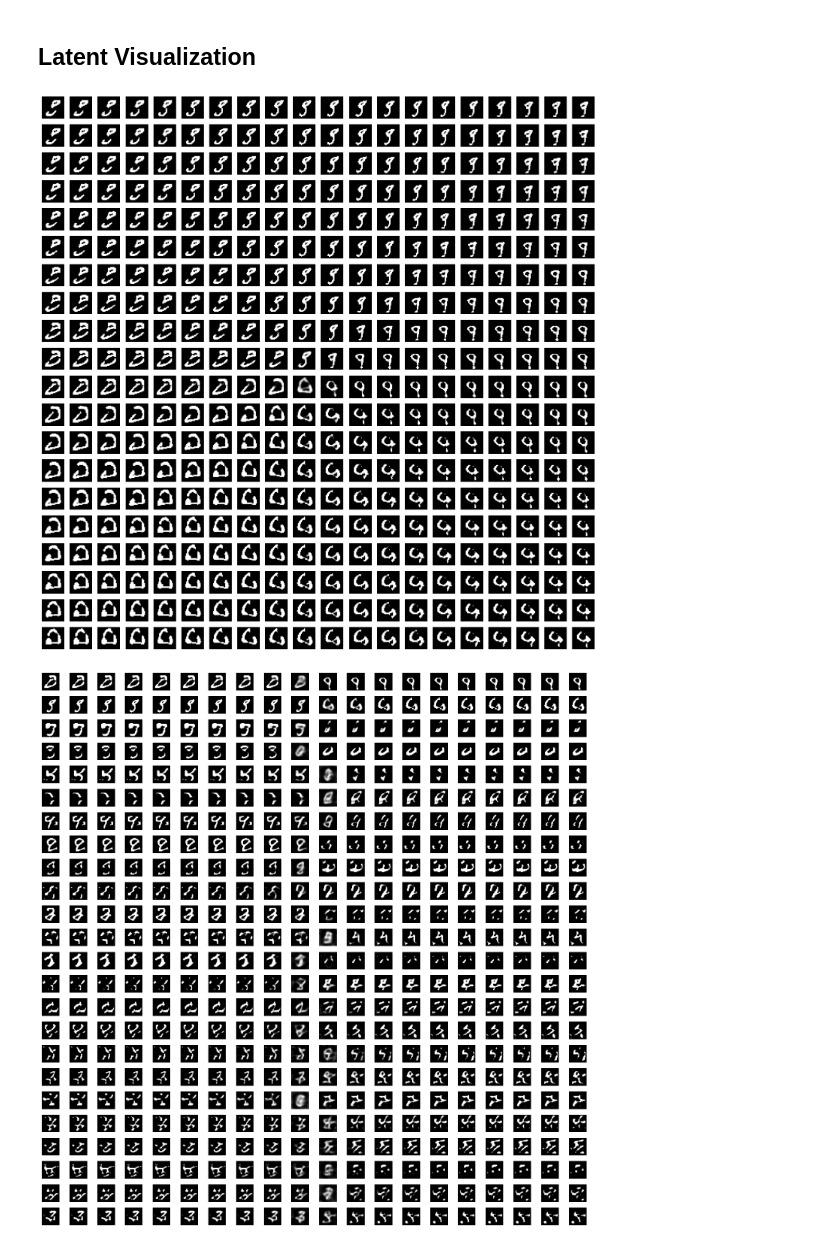
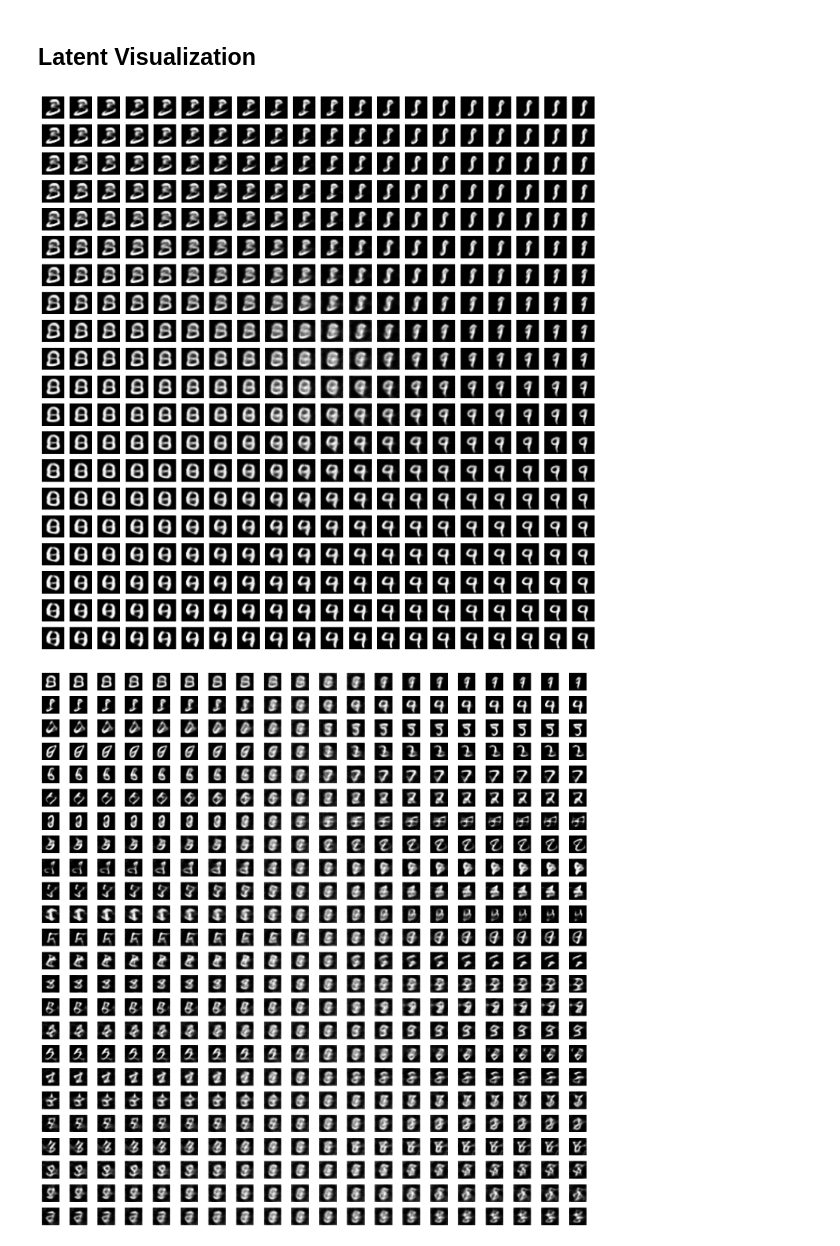
Before and after one commit to ClarysseArthur/VUB-MT-Development, a Jupyter notebook: Models/GenRKM-MNIST/model.ipynb, the cells around one changed output. Drawn from its saved outputs; the diff is of its cells as text; code cells hidden in the pictures.

```diff
--- a/Models/GenRKM-MNIST/model.ipynb
+++ b/Models/GenRKM-MNIST/model.ipynb
@@ -195,4 +195,39 @@ datax = model['datax']
 datay = model['datay']
 # %% [markdown]
 ## Evaluation
+# %%
+all_im_en = []
+all_la_en = []
+
+all_data_im = []
+all_data_la = []
+
+with torch.no_grad():
+    for datax, datay in xtest:
+        datax = datax.to(opt.device)
+        datay = datay.to(opt.device)
+
+        x_en = net1(datax)
+        y_en = net2(datay)
+
+        all_im_en.append(x_en)
+        all_la_en.append(y_en)
+
+        all_data_im.append(datax)
+        all_data_la.append(datay)
+# %%
+all_im_en = torch.cat(all_im_en, dim=0)[:1000]
+all_la_en = torch.cat(all_la_en, dim=0)[:1000]
+
+all_data_im = torch.cat(all_data_im, dim=0)[:1000]
+all_data_la = torch.cat(all_data_la, dim=0)[:1000]
+# %%
+with torch.no_grad():
+    h_test, _ = kPCA(all_im_en, all_la_en)
+
+    U_test = all_im_en.t() @ h_test
+    V_test = all_la_en.t() @ h_test
+
+    x_im_tilde_test = net3(h_test @ U_test.T)
+    y_la_tilde_test = net4(h_test @ V_test.T)
 # %%
@@ -392,32 +347,32 @@ with torch.no_grad():
             z_walk[0, dim1] = walk_dim1[col]   # columns
             z_walk[0, dim2] = walk_dim2[row]   # rows
 
-            x_tilde_walk = net3(torch.mm(z_walk, U.t()))
+            x_tilde_walk = net3(torch.mm(z_walk, U_test.t()))
             axes[row, col].imshow(x_tilde_walk[0].cpu().numpy().reshape(28, 28), cmap='gray')
             axes[row, col].axis('off')
 
 plt.tight_layout()
 plt.show()
 # %% [output]
-[figure, old version]
+[figure, new version]
 # %%
 fig, axes = plt.subplots(opt.h_dim, n_steps, figsize=(15, 15))
 
 with torch.no_grad():
     for dim in range(opt.h_dim):
         walk_dim = torch.linspace(C[:, dim].min(), C[:, dim].max(), steps=n_steps).to(opt.device)
 
         for step in range(n_steps):
             z_base = torch.tensor(C.mean(axis=0), device=opt.device).unsqueeze(0).double()
             z_walk = z_base.clone()
             z_walk[0, dim] = walk_dim[step]
 
-            x_tilde_walk = net3(torch.mm(z_walk, U.t()))
+            x_tilde_walk = net3(torch.mm(z_walk, U_test.t()))
 
             axes[dim, step].imshow(x_tilde_walk[0].cpu().numpy().reshape(28, 28), cmap='gray')
             axes[dim, step].axis('off')
 
 plt.tight_layout()
 plt.show()
 # %% [output]
-[figure, old version]
+[figure, new version]
```
Also changed, not shown: parts of 8 cells of this notebook, 9 other files.
